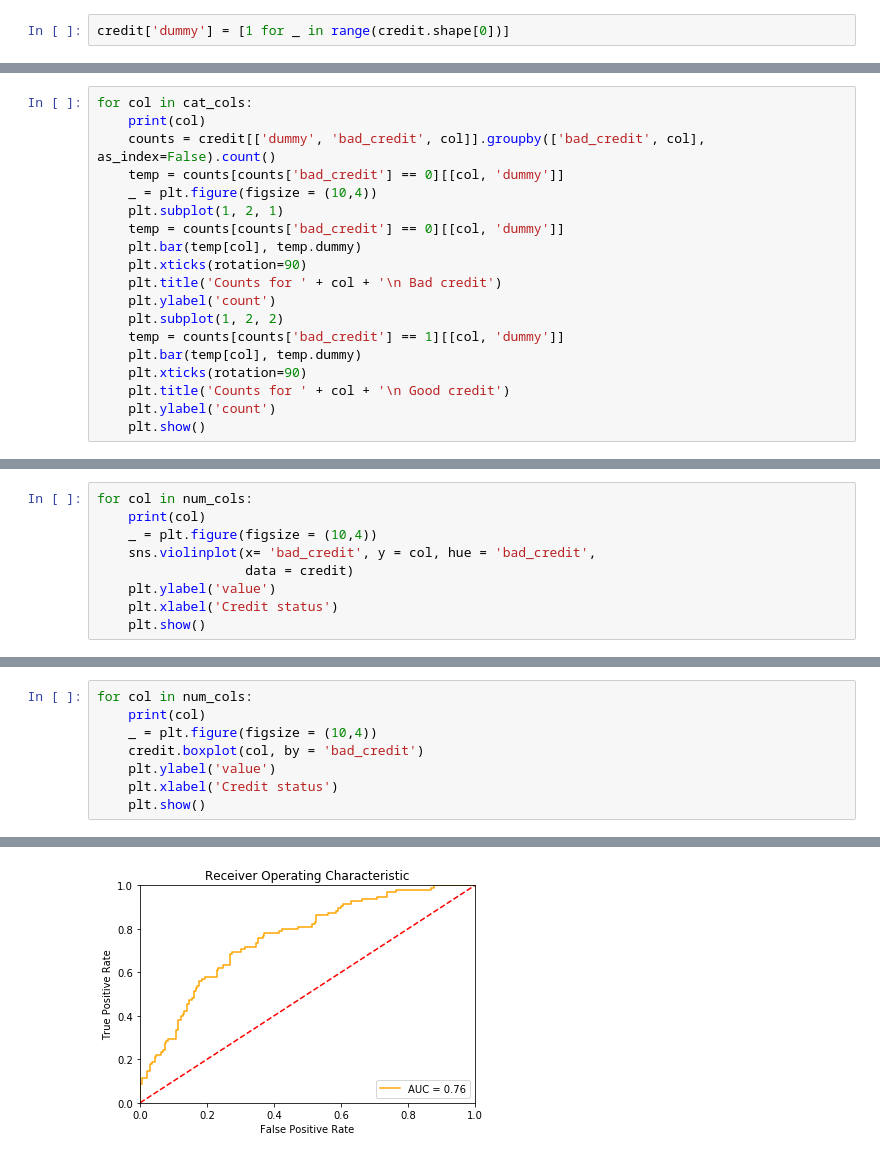
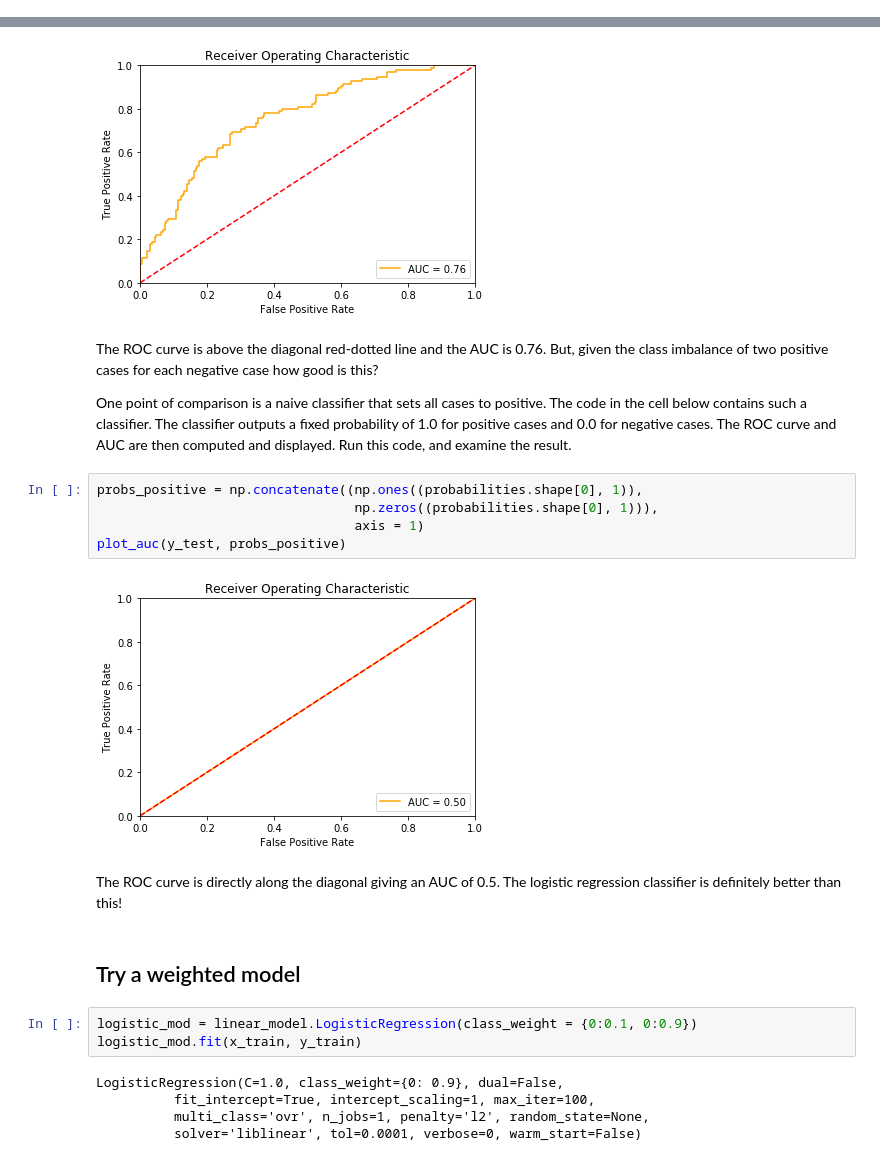
Before and after one commit to syslin/-MicrosoftLearning-Principles-of-Machine-Learning-Python, a Jupyter notebook: Module5/Classificaton.ipynb, the cells around one changed output, grey strips where cells are left out. Cells and saved outputs as stored; diff of their text form.

```diff
--- a/Module5/Classificaton.ipynb
+++ b/Module5/Classificaton.ipynb
@@ -126,5 +179,3 @@ credit.head()
 | 3 | < 0 DM | 24 | past payment delays | car (new) | 4870 | < 100 DM | ... |
 | 4 | none | 36 | current loans paid | education | 9055 | unknown/none | ... |
 5 rows × 21 columns
-# %%
-credit['dummy'] = [1 for _ in range(credit.shape[0])]
@@ -154,19 +201,0 @@ credit_counts.iloc[0,0]
-# %%
-for col in cat_cols:
-    print(col)
-    counts = credit[['dummy', 'bad_credit', col]].groupby(['bad_credit', col], as_index=False).count()
-    temp = counts[counts['bad_credit'] == 0][[col, 'dummy']]
-    _ = plt.figure(figsize = (10,4))
-    plt.subplot(1, 2, 1)
-    temp = counts[counts['bad_credit'] == 0][[col, 'dummy']]
-    plt.bar(temp[col], temp.dummy)
-    plt.xticks(rotation=90)
-    plt.title('Counts for ' + col + '\n Bad credit')
-    plt.ylabel('count')
-    plt.subplot(1, 2, 2)
-    temp = counts[counts['bad_credit'] == 1][[col, 'dummy']]
-    plt.bar(temp[col], temp.dummy)
-    plt.xticks(rotation=90)
-    plt.title('Counts for ' + col + '\n Good credit')
-    plt.ylabel('count')
-    plt.show()
@@ -187,9 +201,0 @@ gender_status
-# %%
-for col in num_cols:
-    print(col)
-    _ = plt.figure(figsize = (10,4))
-    sns.violinplot(x= 'bad_credit', y = col, hue = 'bad_credit',
-                   data = credit)
-    plt.ylabel('value')
-    plt.xlabel('Credit status')
-    plt.show()
@@ -210,8 +201,0 @@ loan_amount
-# %%
-for col in num_cols:
-    print(col)
-    _ = plt.figure(figsize = (10,4))
-    credit.boxplot(col, by = 'bad_credit')
-    plt.ylabel('value')
-    plt.xlabel('Credit status')
-    plt.show()
@@ -380,3 +477,26 @@ def plot_auc(labels, probs):
 plot_auc(y_test, probabilities)
 # %% [output]
 [figure]
+# %% [markdown]
+The ROC curve is above the diagonal red-dotted line and the AUC is 0.76. But, given the class imbalance of two positive cases for each negative case how good is this?
+
+One point of comparison is a naive classifier that sets all cases to positive. The code in the cell below contains such a classifier. The classifier outputs a fixed probability of 1.0 for positive cases and 0.0 for negative cases. The ROC curve and AUC are then computed and displayed. Run this code, and examine the result.
+# %%
+probs_positive = np.concatenate((np.ones((probabilities.shape[0], 1)),
+                                 np.zeros((probabilities.shape[0], 1))),
+                                 axis = 1)
+plot_auc(y_test, probs_positive)
+# %% [output]
+[figure, added]
+# %% [markdown]
+The ROC curve is directly along the diagonal giving an AUC of 0.5. The logistic regression classifier is definitely better than this!
+# %% [markdown]
+## Try a weighted model
+# %%
+logistic_mod = linear_model.LogisticRegression(class_weight = {0:0.1, 0:0.9})
+logistic_mod.fit(x_train, y_train)
+# %% [output]
+LogisticRegression(C=1.0, class_weight={0: 0.9}, dual=False,
+          fit_intercept=True, intercept_scaling=1, max_iter=100,
+          multi_class='ovr', n_jobs=1, penalty='l2', random_state=None,
+          solver='liblinear', tol=0.0001, verbose=0, warm_start=False)
```
Also changed, not shown: parts of 39 cells of this notebook.
